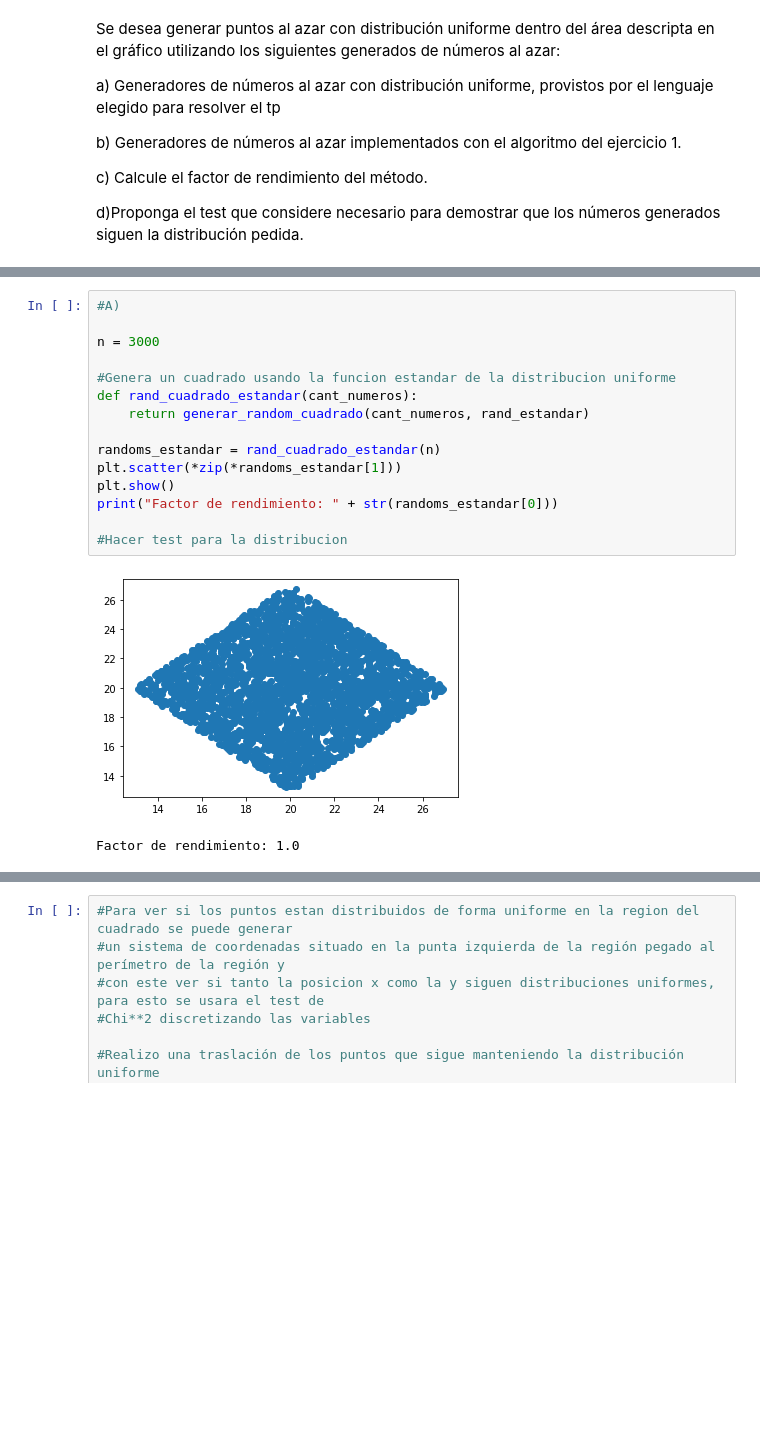
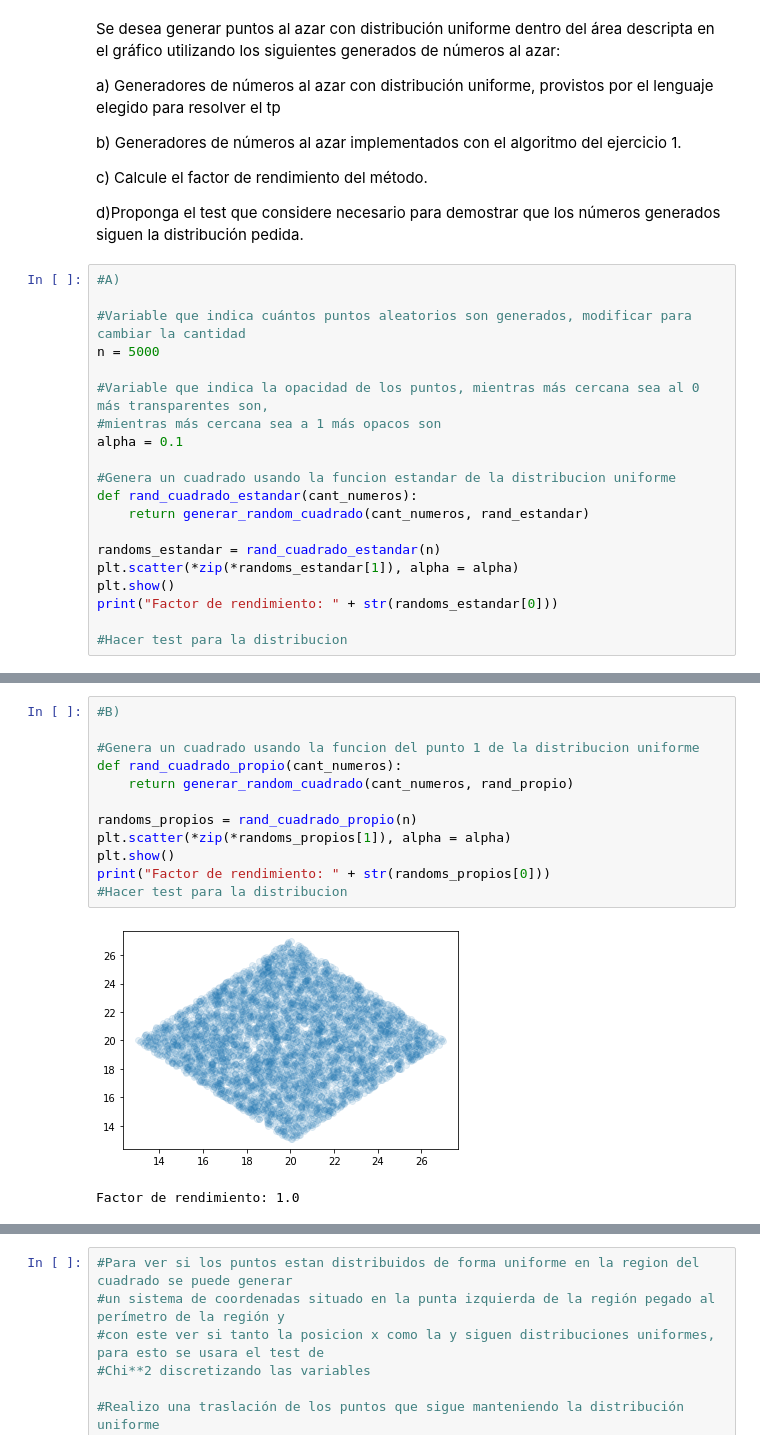
Before and after one commit to MarcosRolando/TpSimulacion, a Jupyter notebook: Ej_3.ipynb, the cells around one changed output, grey strips where cells are left out. Saved outputs shown, nothing was run; the diff lists cells and outputs as text; blank space fills up the shorter version.

```diff
--- a/Ej_3.ipynb
+++ b/Ej_3.ipynb
@@ -87,3 +89,23 @@ b) Generadores de números al azar implementados con el algoritmo del ejercicio
 c) Calcule el factor de rendimiento del método.
 
 d)Proponga el test que considere necesario para demostrar que los números generados siguen la distribución pedida.
+# %%
+#A)
+
+#Variable que indica cuántos puntos aleatorios son generados, modificar para cambiar la cantidad
+n = 5000
+
+#Variable que indica la opacidad de los puntos, mientras más cercana sea al 0 más transparentes son,
+#mientras más cercana sea a 1 más opacos son
+alpha = 0.1
+
+#Genera un cuadrado usando la funcion estandar de la distribucion uniforme
+def rand_cuadrado_estandar(cant_numeros):
+    return generar_random_cuadrado(cant_numeros, rand_estandar)
+
+randoms_estandar = rand_cuadrado_estandar(n)
+plt.scatter(*zip(*randoms_estandar[1]), alpha = alpha)
+plt.show()
+print("Factor de rendimiento: " + str(randoms_estandar[0]))
+
+#Hacer test para la distribucion
@@ -90,18 +115,15 @@ d)Proponga el test que considere necesario para demostrar que los números gener
 # %%
-#A)
+#B)
 
-n = 3000
+#Genera un cuadrado usando la funcion del punto 1 de la distribucion uniforme
+def rand_cuadrado_propio(cant_numeros):
+    return generar_random_cuadrado(cant_numeros, rand_propio)
 
-#Genera un cuadrado usando la funcion estandar de la distribucion uniforme
-def rand_cuadrado_estandar(cant_numeros):
-    return generar_random_cuadrado(cant_numeros, rand_estandar)
-
-randoms_estandar = rand_cuadrado_estandar(n)
-plt.scatter(*zip(*randoms_estandar[1]))
+randoms_propios = rand_cuadrado_propio(n)
+plt.scatter(*zip(*randoms_propios[1]), alpha = alpha)
 plt.show()
-print("Factor de rendimiento: " + str(randoms_estandar[0]))
-
+print("Factor de rendimiento: " + str(randoms_propios[0]))
 #Hacer test para la distribucion
 # %% [output]
-[figure, old version]
+[figure, new version]
 Factor de rendimiento: 1.0
```
Also changed, not shown: parts of 5 cells of this notebook.
